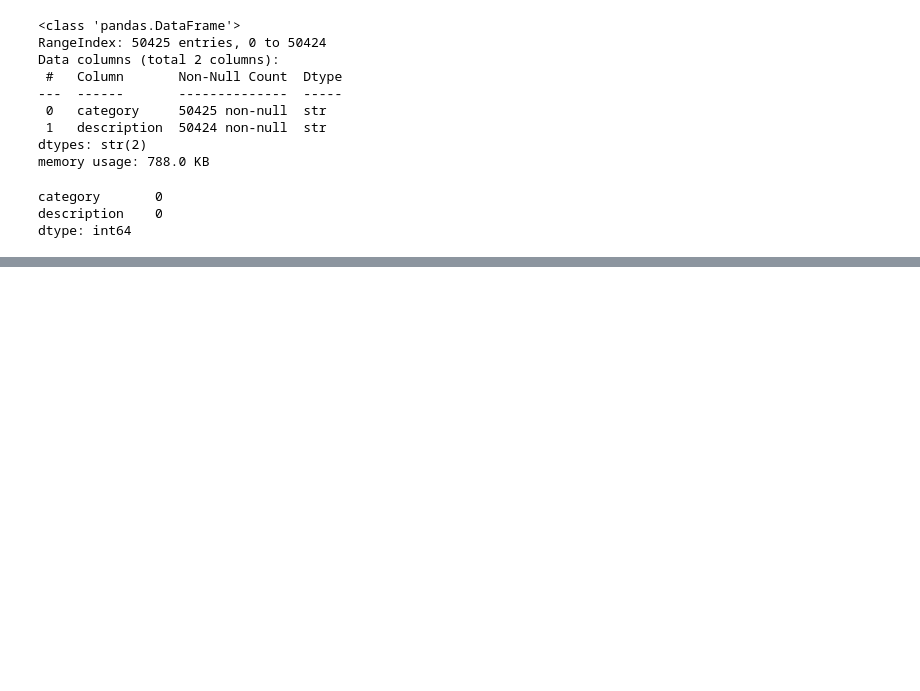
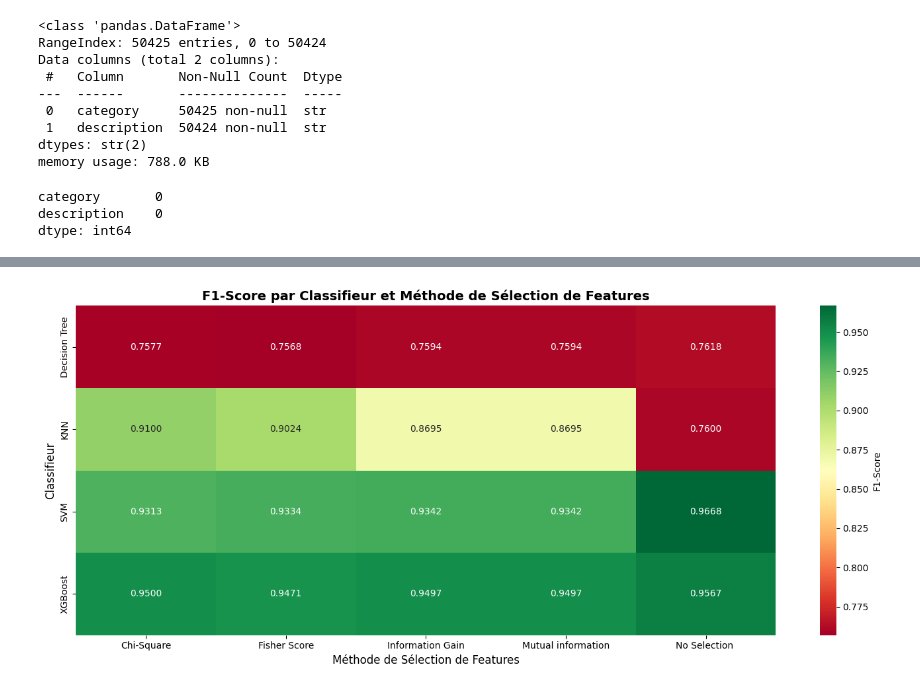
Before and after one commit to Yae-sine/AI_PLayground, a Jupyter notebook: TextMining/E-commerce_Dataset/notebooks/notebook.ipynb, the cells around one changed output, grey strips where cells are left out. Drawn from its saved outputs; the diff is of its cells as text; code cells hidden in the pictures; blank space fills up the shorter version.

```diff
--- a/TextMining/E-commerce_Dataset/notebooks/notebook.ipynb
+++ b/TextMining/E-commerce_Dataset/notebooks/notebook.ipynb
@@ -73,0 +278,13 @@ chi2_selector = SelectKBest(chi2 , k = k_features)
+# %%
+# Heatmap du F1-Score
+pivot_f1 = results_df.pivot(index='Classifier', columns='Feature Selection', values='F1-Score')
+
+plt.figure(figsize=(14, 6))
+sns.heatmap(pivot_f1, annot=True, fmt='.4f', cmap='RdYlGn', cbar_kws={'label': 'F1-Score'})
+plt.title('F1-Score par Classifieur et Méthode de Sélection de Features', fontsize=14, fontweight='bold')
+plt.xlabel('Méthode de Sélection de Features', fontsize=12)
+plt.ylabel('Classifieur', fontsize=12)
+plt.tight_layout()
+plt.show()
+# %% [output]
+[figure, added]
```
Also changed, not shown: parts of 15 cells of this notebook.
